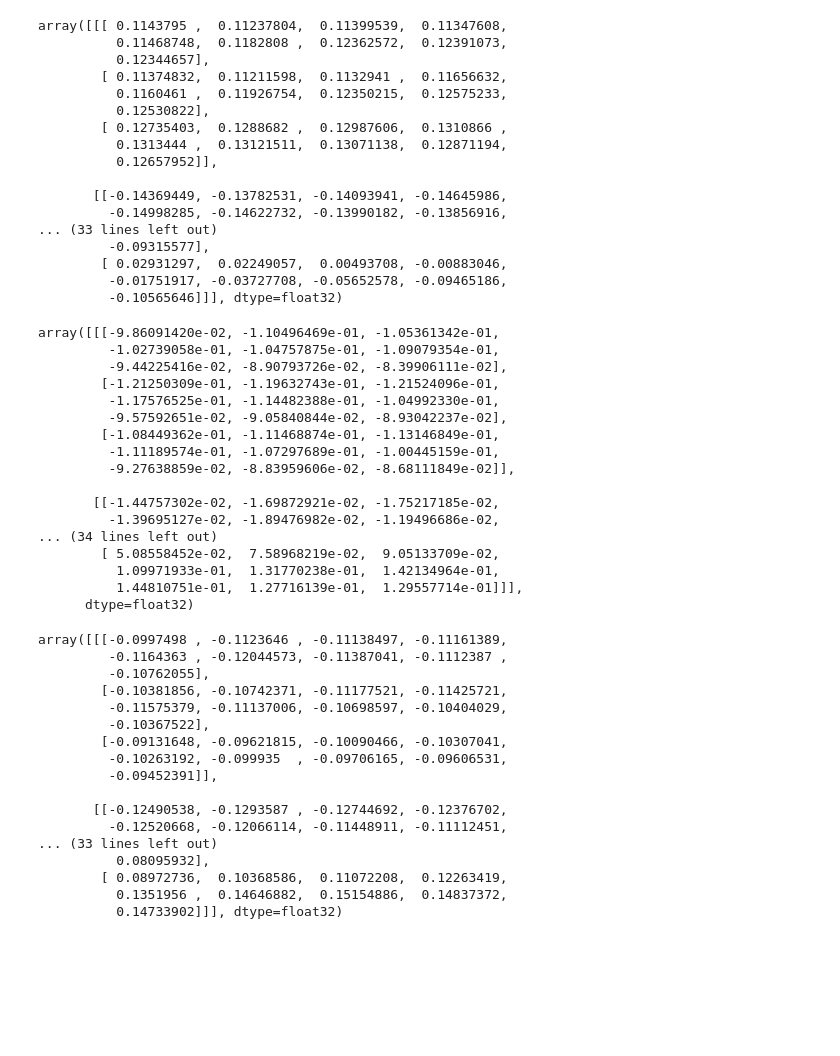
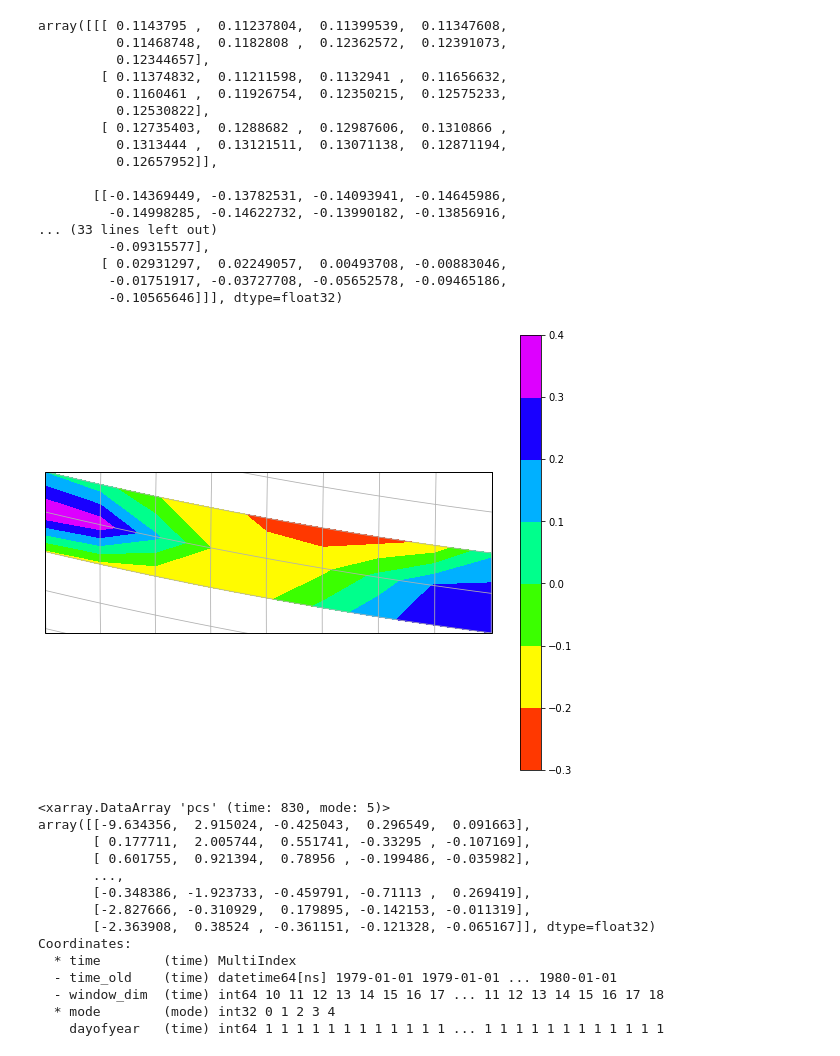
Before and after one commit to marthsabrina/klimo, a Jupyter notebook: main_validation.ipynb, the cells around one changed output. Cells and saved outputs as stored; diff of their text form; code cells hidden in the pictures; blank space fills up the shorter version.

```diff
--- a/main_validation.ipynb
+++ b/main_validation.ipynb
@@ -135,43 +161,12 @@ array([[[ 0.1143795 ,  0.11237804,  0.11399539,  0.11347608,
         [ 0.02931297,  0.02249057,  0.00493708, -0.00883046,
          -0.01751917, -0.03727708, -0.05652578, -0.09465186,
          -0.10565646]]], dtype=float32)
-# %%
-eofs_r
-# %% [output]
-array([[[-9.86091420e-02, -1.10496469e-01, -1.05361342e-01,
-         -1.02739058e-01, -1.04757875e-01, -1.09079354e-01,
-         -9.44225416e-02, -8.90793726e-02, -8.39906111e-02],
-        [-1.21250309e-01, -1.19632743e-01, -1.21524096e-01,
-         -1.17576525e-01, -1.14482388e-01, -1.04992330e-01,
-         -9.57592651e-02, -9.05840844e-02, -8.93042237e-02],
-        [-1.08449362e-01, -1.11468874e-01, -1.13146849e-01,
-         -1.11189574e-01, -1.07297689e-01, -1.00445159e-01,
-         -9.27638859e-02, -8.83959606e-02, -8.68111849e-02]],
-
-       [[-1.44757302e-02, -1.69872921e-02, -1.75217185e-02,
-         -1.39695127e-02, -1.89476982e-02, -1.19496686e-02,
-... (34 lines left out)
-        [ 5.08558452e-02,  7.58968219e-02,  9.05133709e-02,
-          1.09971933e-01,  1.31770238e-01,  1.42134964e-01,
-          1.44810751e-01,  1.27716139e-01,  1.29557714e-01]]],
-      dtype=float32)
-# %%
-eofs_q
-# %% [output]
-array([[[-0.0997498 , -0.1123646 , -0.11138497, -0.11161389,
-         -0.1164363 , -0.12044573, -0.11387041, -0.1112387 ,
-         -0.10762055],
-        [-0.10381856, -0.10742371, -0.11177521, -0.11425721,
-         -0.11575379, -0.11137006, -0.10698597, -0.10404029,
-         -0.10367522],
-        [-0.09131648, -0.09621815, -0.10090466, -0.10307041,
-         -0.10263192, -0.099935  , -0.09706165, -0.09606531,
-         -0.09452391]],
-
-       [[-0.12490538, -0.1293587 , -0.12744692, -0.12376702,
-         -0.12520668, -0.12066114, -0.11448911, -0.11112451,
-... (33 lines left out)
-          0.08095932],
-        [ 0.08972736,  0.10368586,  0.11072208,  0.12263419,
-          0.1351956 ,  0.14646882,  0.15154886,  0.14837372,
-          0.14733902]]], dtype=float32)
+# %%
+f=plt.figure(figsize=(10,8))
+ax = plt.axes(projection=ccrs.Orthographic(central_longitude=18,central_latitude=47))
+c = ax.contourf(eof.values[4,:,:],transform=ccrs.PlateCarree(),cmap='gist_rainbow')
+ax.coastlines()
+ax.gridlines()
+clb = plt.colorbar(c,ax=ax, orientation='vertical')
+# %% [output]
+[figure, added]
@@ -177,0 +189,17 @@ array([[[-0.0997498 , -0.1123646 , -0.11138497, -0.11161389,
+# %%
+pc
+# %% [output]
+<xarray.DataArray 'pcs' (time: 830, mode: 5)>
+array([[-9.634356,  2.915024, -0.425043,  0.296549,  0.091663],
+       [ 0.177711,  2.005744,  0.551741, -0.33295 , -0.107169],
+       [ 0.601755,  0.921394,  0.78956 , -0.199486, -0.035982],
+       ...,
+       [-0.348386, -1.923733, -0.459791, -0.71113 ,  0.269419],
+       [-2.827666, -0.310929,  0.179895, -0.142153, -0.011319],
+       [-2.363908,  0.38524 , -0.361151, -0.121328, -0.065167]], dtype=float32)
+Coordinates:
+  * time        (time) MultiIndex
+  - time_old    (time) datetime64[ns] 1979-01-01 1979-01-01 ... 1980-01-01
+  - window_dim  (time) int64 10 11 12 13 14 15 16 17 ... 11 12 13 14 15 16 17 18
+  * mode        (mode) int32 0 1 2 3 4
+    dayofyear   (time) int64 1 1 1 1 1 1 1 1 1 1 1 1 ... 1 1 1 1 1 1 1 1 1 1 1 1
```
Also changed, not shown: parts of 12 cells of this notebook.
